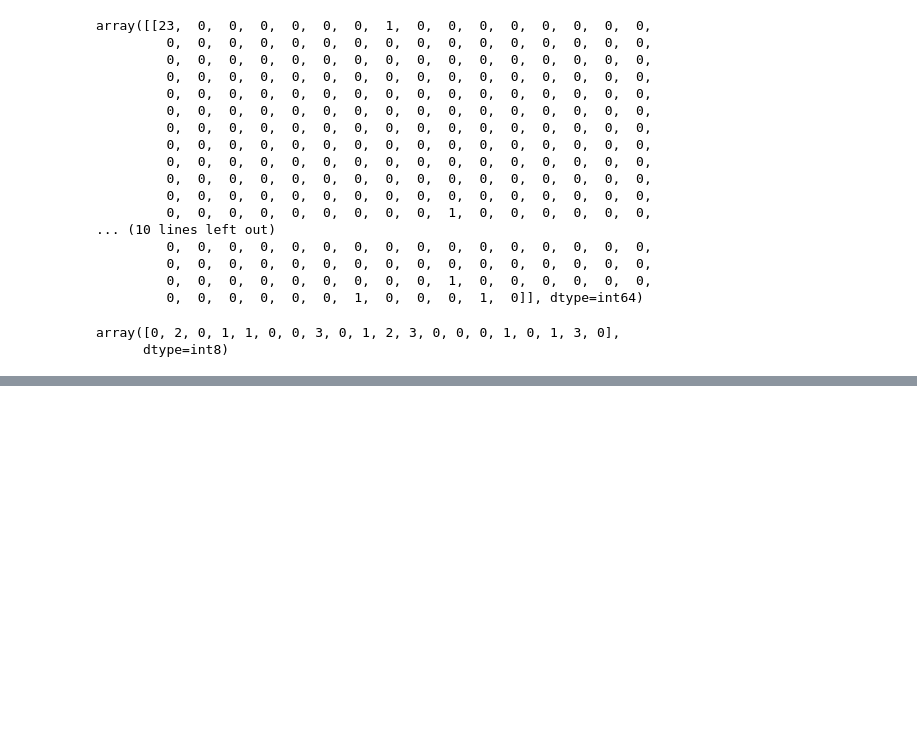
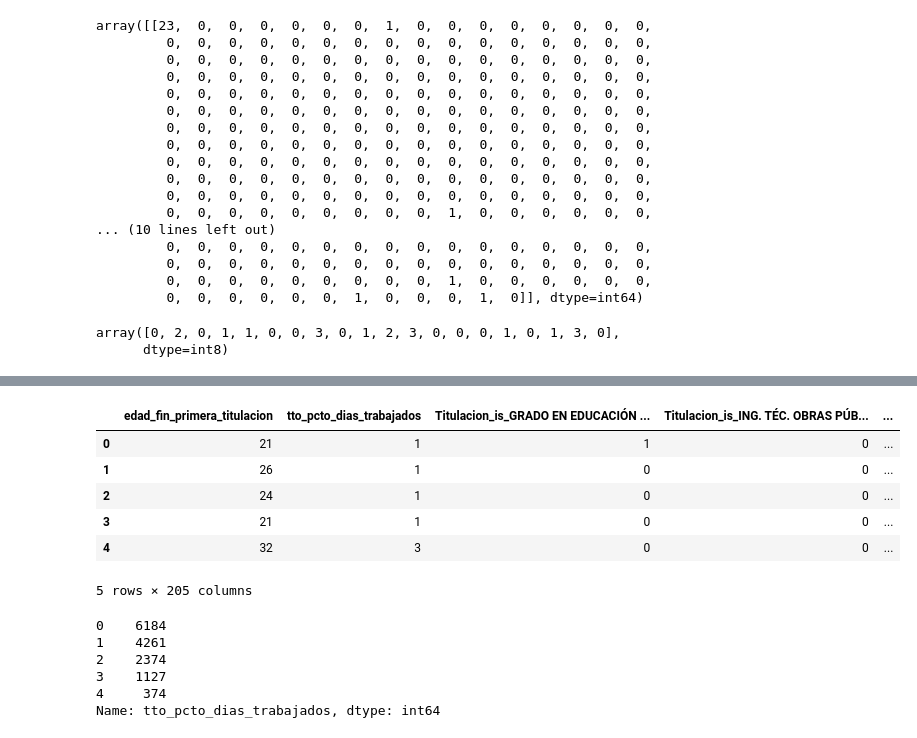
Before and after one commit to franjmelchor/TFG, a Jupyter notebook: Jupyter/Random Forests.ipynb, the cells around one changed output, grey strips where cells are left out. Cells and saved outputs as stored; diff of their text form; code cells hidden in the pictures; blank space fills up the shorter version.

```diff
--- a/Jupyter/Random Forests.ipynb
+++ b/Jupyter/Random Forests.ipynb
@@ -267,0 +511,20 @@ print_metrics_25(y_test, scores)
+# %%
+dv_personas_190411_model_one_hot_20['tto_pcto_dias_trabajados'] = dv_personas_190411_model_one_hot_20.tto_pcto_dias_trabajados.cat.codes
+dv_personas_190411_model_one_hot_20.head()
+# %% [output]
+|  | edad_fin_primera_titulacion | tto_pcto_dias_trabajados | Titulacion_is_GRADO EN EDUCACIÓN ... | Titulacion_is_ING. TÉC. OBRAS PÚB... | ... |
+| 0 | 21 | 1 | 1 | 0 | ... |
+| 1 | 26 | 1 | 0 | 0 | ... |
+| 2 | 24 | 1 | 0 | 0 | ... |
+| 3 | 21 | 1 | 0 | 0 | ... |
+| 4 | 32 | 3 | 0 | 0 | ... |
+5 rows × 205 columns
+# %%
+dv_personas_190411_model_one_hot_20['tto_pcto_dias_trabajados'].value_counts()
+# %% [output]
+0    6184
+1    4261
+2    2374
+3    1127
+4     374
+Name: tto_pcto_dias_trabajados, dtype: int64
```
Also changed, not shown: parts of 51 cells of this notebook, 20 other files.
